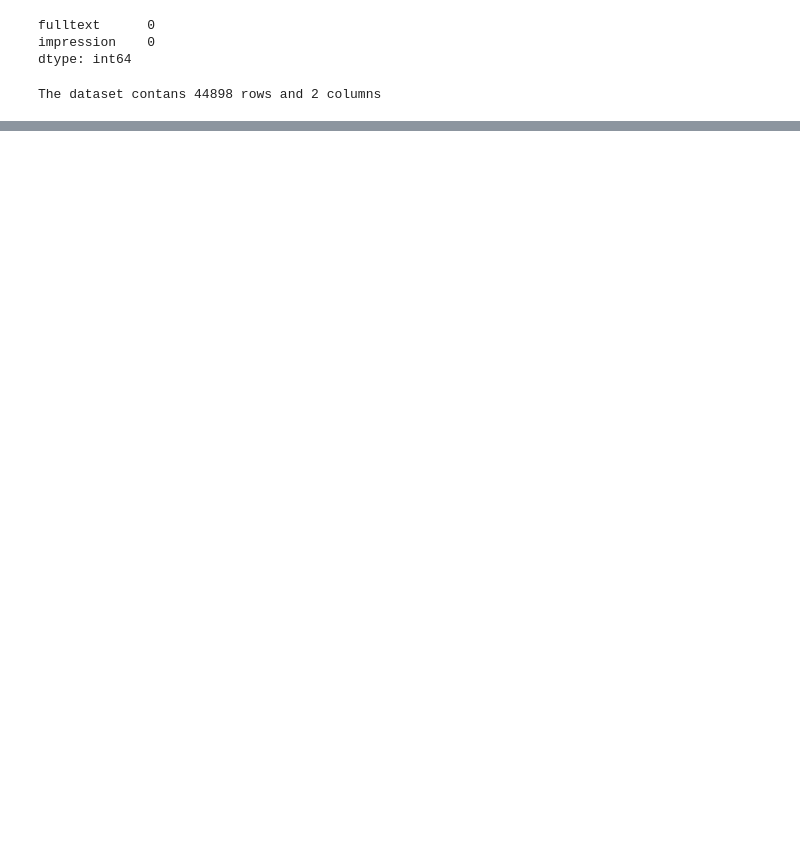
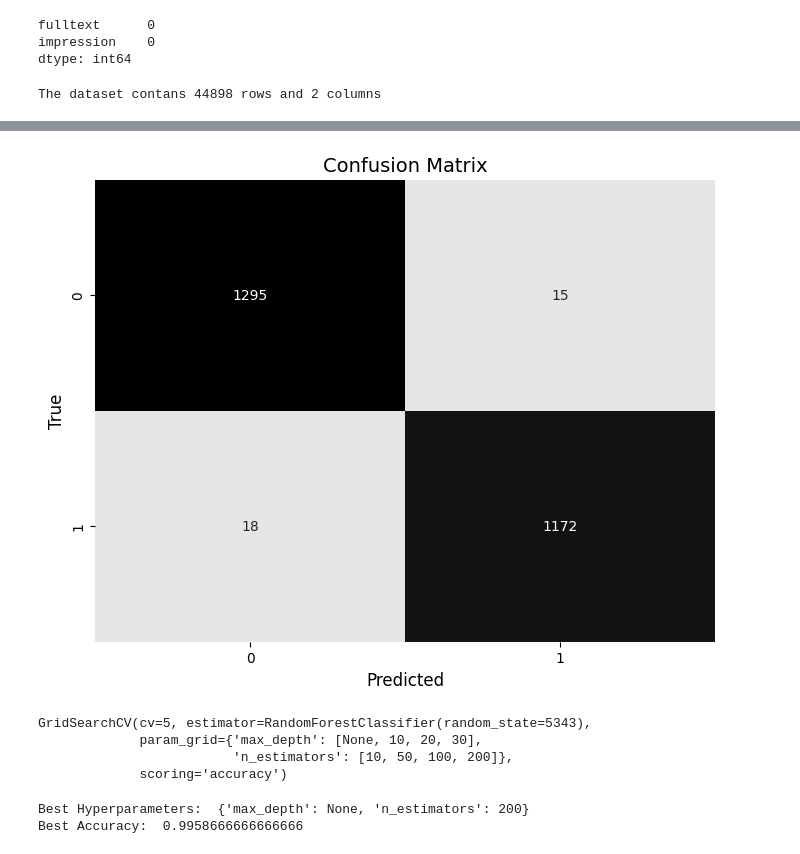
Before and after one commit to aratrikchandra/Fake-News-Detection-Text-Classification, a Jupyter notebook: RandomForestClassifier/RandomForestClassifier.ipynb, the cells around one changed output, grey strips where cells are left out. Drawn from its saved outputs; the diff is of its cells as text; code cells hidden in the pictures; blank space fills up the shorter version.

Commit message:
Building the model and predicting

```diff
--- a/RandomForestClassifier/RandomForestClassifier.ipynb
+++ b/RandomForestClassifier/RandomForestClassifier.ipynb
@@ -202,0 +187,5 @@ plot_wordcloud(' '.join(fake_words))
+# %%
+# Sample 10k rows from the dataset
+data_sample = data.sample(n=10000, random_state=1)
+X_data = data_sample['fulltext'].astype(str)
+y_data = data_sample['impression']
@@ -202,0 +264,14 @@ plot_wordcloud(' '.join(fake_words))
+# %%
+# Setting the function with parameters
+
+data_X = final(X_data)
+# %%
+# Preparing training and testing data using train_test_split
+
+X_train, X_test, y_train, y_test = train_test_split(data_X, y_data, test_size=0.20, random_state= seed)
+# %%
+# Fitting the model and making prediction
+
+rfc=RandomForestClassifier(n_estimators= 10, random_state= seed)
+rfc.fit(X_train, y_train)
+predictions = rfc.predict(X_test)
@@ -202,0 +300,19 @@ plot_wordcloud(' '.join(fake_words))
+# %%
+# Create a confusion matrix
+conf_matrix = confusion_matrix(y_test, predictions)
+
+# Define a custom color palette
+cmap = sns.cubehelix_palette(50, hue=0.05, rot=0, light=0.9, dark=0)
+
+# Create a heatmap with custom styling
+plt.figure(figsize=(8, 6))
+sns.heatmap(conf_matrix, annot=True, fmt="d", cmap=cmap, cbar=False,
+            xticklabels=rfc.classes_, yticklabels=rfc.classes_)
+plt.xlabel('Predicted', fontsize=12)
+plt.ylabel('True', fontsize=12)
+plt.title('Confusion Matrix', fontsize=14)
+plt.xticks(fontsize=10)
+plt.yticks(fontsize=10)
+plt.show()
+# %% [output]
+[figure, added]
@@ -202,0 +328,16 @@ plot_wordcloud(' '.join(fake_words))
+# %%
+grid_search.fit(X_train, y_train)
+# %% [output]
+GridSearchCV(cv=5, estimator=RandomForestClassifier(random_state=5343),
+             param_grid={'max_depth': [None, 10, 20, 30],
+                         'n_estimators': [10, 50, 100, 200]},
+             scoring='accuracy')
+# %%
+best_params = grid_search.best_params_
+best_accuracy = grid_search.best_score_
+
+print("Best Hyperparameters: ", best_params)
+print("Best Accuracy: ", best_accuracy)
+# %% [output]
+Best Hyperparameters:  {'max_depth': None, 'n_estimators': 200}
+Best Accuracy:  0.9958666666666666
```
Also changed, not shown: parts of 15 cells of this notebook.
